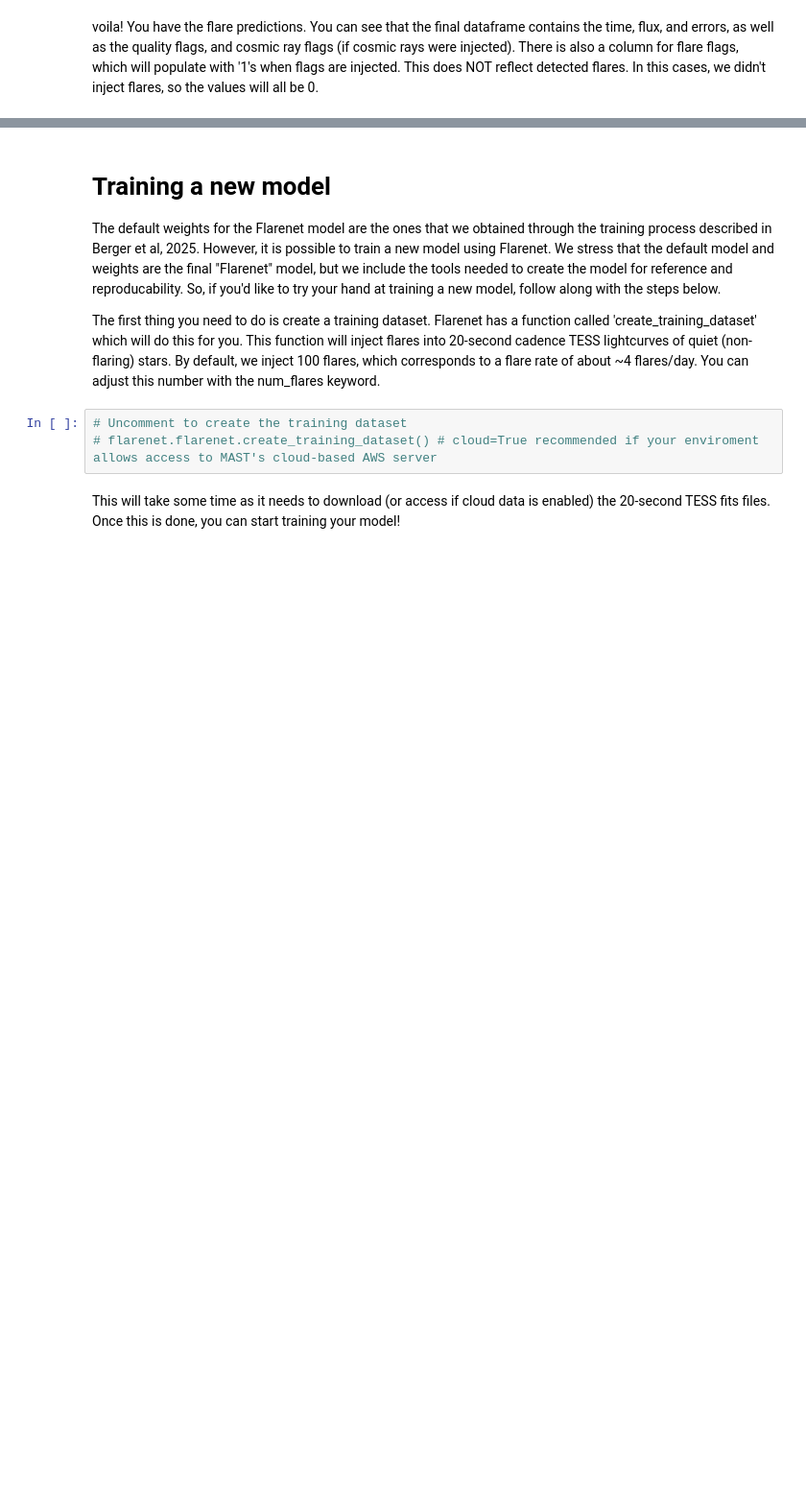
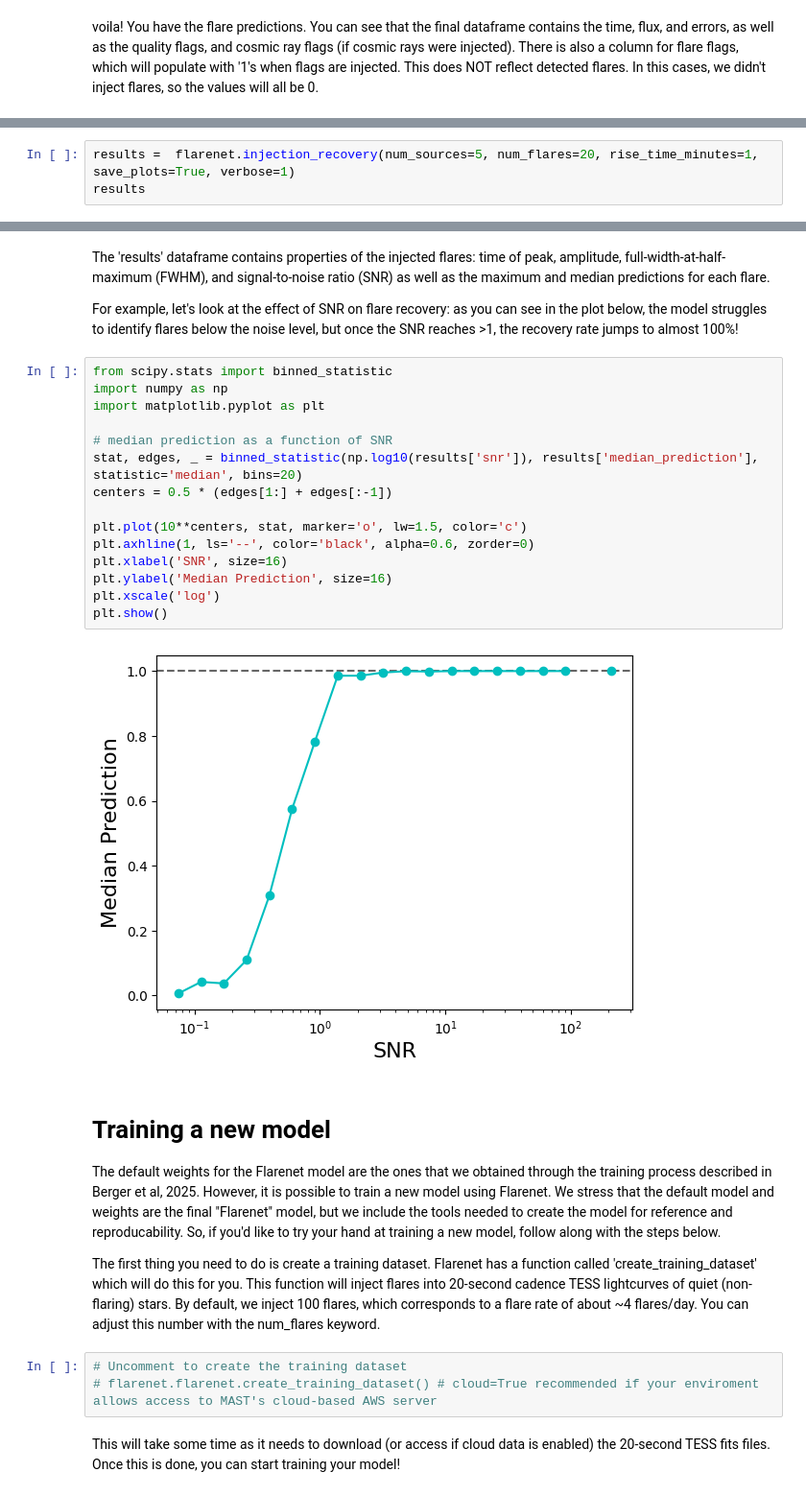
Before and after one commit to veraberger/flarenet, a Jupyter notebook: docs/example.ipynb, the cells around one changed output, grey strips where cells are left out. Shown at 96% size. Drawn from its saved outputs; the diff is of its cells as text; blank space fills up the shorter version.

Commit message:
ij example

```diff
--- a/docs/example.ipynb
+++ b/docs/example.ipynb
@@ -125,0 +134,3 @@ aumic_preds
+# %%
+results =  flarenet.injection_recovery(num_sources=5, num_flares=20, rise_time_minutes=1, save_plots=True, verbose=1)
+results
@@ -126,3 +183,24 @@ aumic_preds
+# %% [markdown]
+The 'results' dataframe contains properties of the injected flares: time of peak, amplitude, full-width-at-half-maximum (FWHM), and signal-to-noise ratio (SNR) as well as the maximum and median predictions for each flare.
+
+For example, let's look at the effect of SNR on flare recovery: as you can see in the plot below, the model struggles to identify flares below the noise level, but once the SNR reaches >1, the recovery rate jumps to almost 100%!
+# %%
+from scipy.stats import binned_statistic
+import numpy as np
+import matplotlib.pyplot as plt
+
+# median prediction as a function of SNR
+stat, edges, _ = binned_statistic(np.log10(results['snr']), results['median_prediction'], statistic='median', bins=20)
+centers = 0.5 * (edges[1:] + edges[:-1])
+
+plt.plot(10**centers, stat, marker='o', lw=1.5, color='c')
+plt.axhline(1, ls='--', color='black', alpha=0.6, zorder=0)
+plt.xlabel('SNR', size=16)
+plt.ylabel('Median Prediction', size=16)
+plt.xscale('log')
+plt.show()
+# %% [output]
+[figure, added]
 # %% [markdown]
 # Training a new model
 
```
Also changed, not shown: parts of 9 cells of this notebook.
